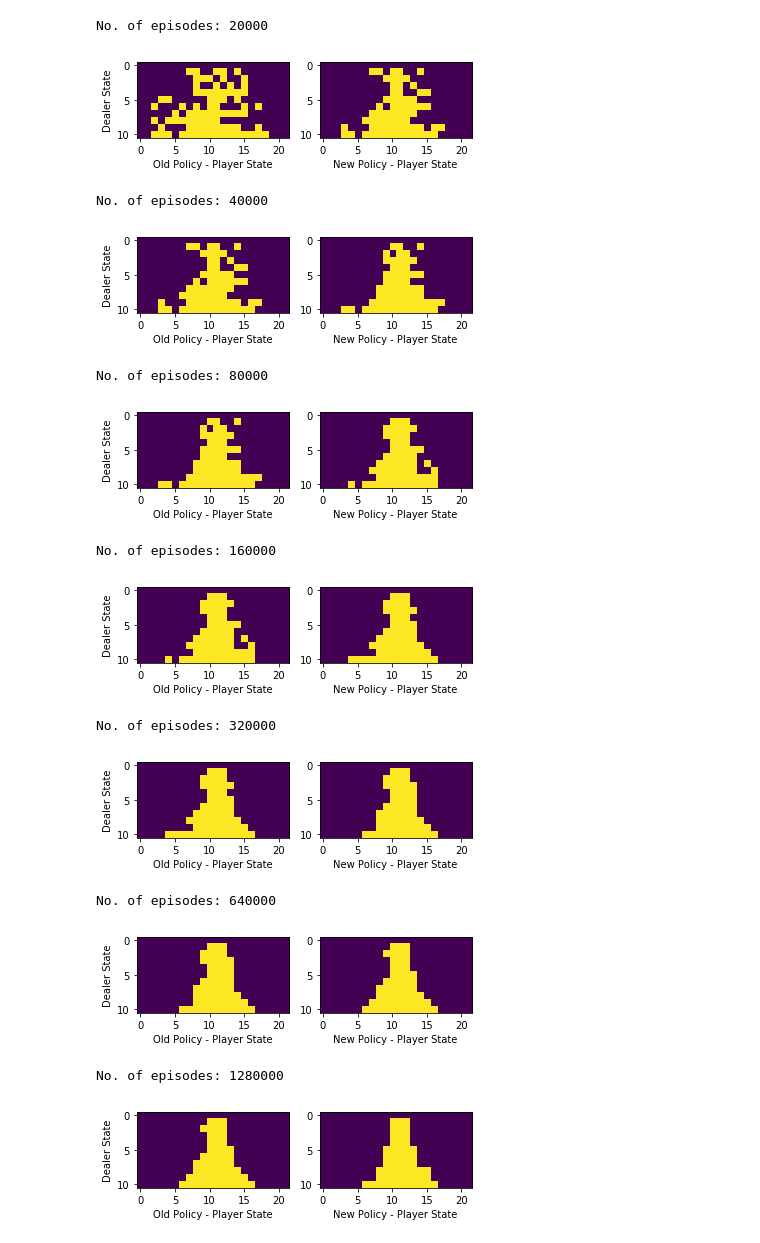
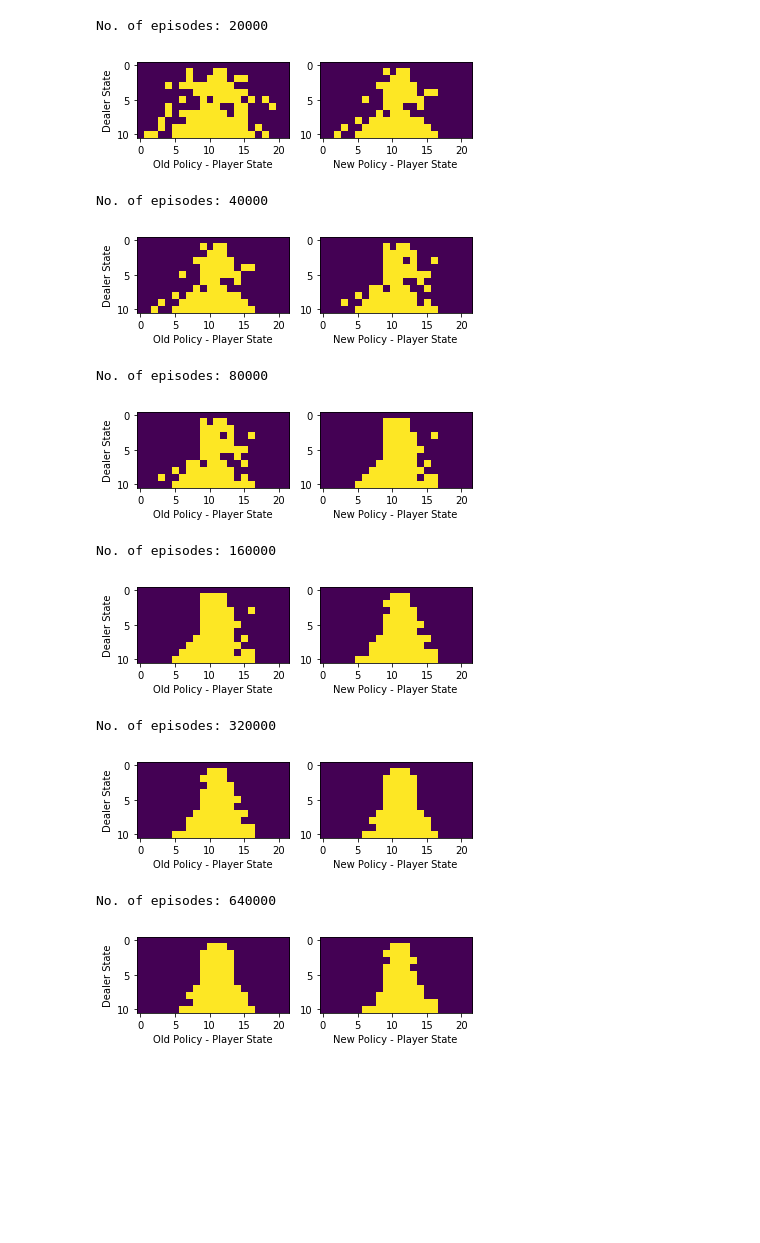
Before and after one commit to kenchan0824/davidsilver-ucl-reinforcement-learning, a Jupyter notebook: Test_Easy21_QLearn.ipynb, the cells around one changed output. Drawn from its saved outputs; the diff is of its cells as text; code cells hidden in the pictures; blank space fills up the shorter version.

```diff
--- a/Test_Easy21_QLearn.ipynb
+++ b/Test_Easy21_QLearn.ipynb
@@ -9,43 +8,41 @@ from easy21.QLearnAgent import *
 # %%
 %matplotlib inline
 
-env = Easy21Env()
-agent = QLearnAgent(env, gamma=1, N0=640000)
+env = easy21.Easy21Env()
+agent = easy21.QLearnAgent(env, gamma=1, N0=640000)
 
 K = 10000
 Q = agent.learn(K)
 A_ = np.argmax(Q, axis=2)
 A = np.ones_like(A_)
-while (not np.array_equal(A_, A) and K < 1280000):
+while (not np.array_equal(A_, A) and K < 640000):
     A = A_
     K *= 2
     print('No. of episodes: {:}'.format(K))
     Q = agent.learn(K)
     A_ = np.argmax(Q, axis=2)
 
     plt.subplot(1,2,1)
     plt.imshow(A.T, cmap='viridis')
     plt.xlabel('Old Policy - Player State')
     plt.ylabel('Dealer State')
     plt.subplot(1,2,2)
     plt.imshow(A_.T, cmap='viridis')
     plt.xlabel('New Policy - Player State')
     plt.show()
 # %% [output]
 No. of episodes: 20000
-[figure, old version]
+[figure, new version]
 No. of episodes: 40000
-[figure, old version]
+[figure, new version]
 No. of episodes: 80000
-[figure, old version]
+[figure, new version]
 No. of episodes: 160000
-[figure, old version]
+[figure, new version]
 No. of episodes: 320000
-[figure, old version]
+[figure, new version]
 No. of episodes: 640000
-[figure, old version]
+[figure, new version]
-No. of episodes: 1280000
-[figure, removed]
 # %%
 %matplotlib inline
 
```
Also changed, not shown: parts of 4 cells of this notebook, 9 other files.
